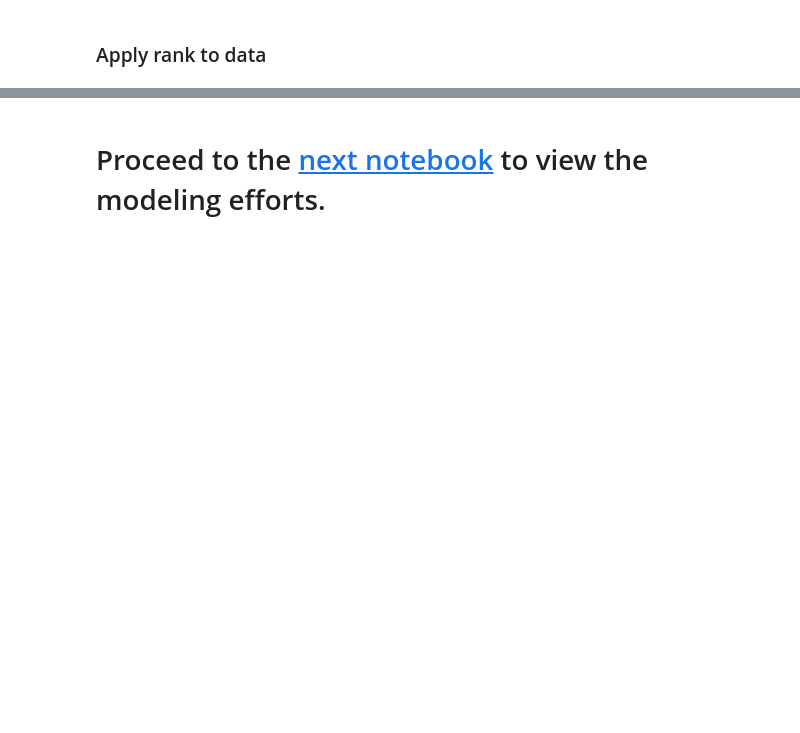
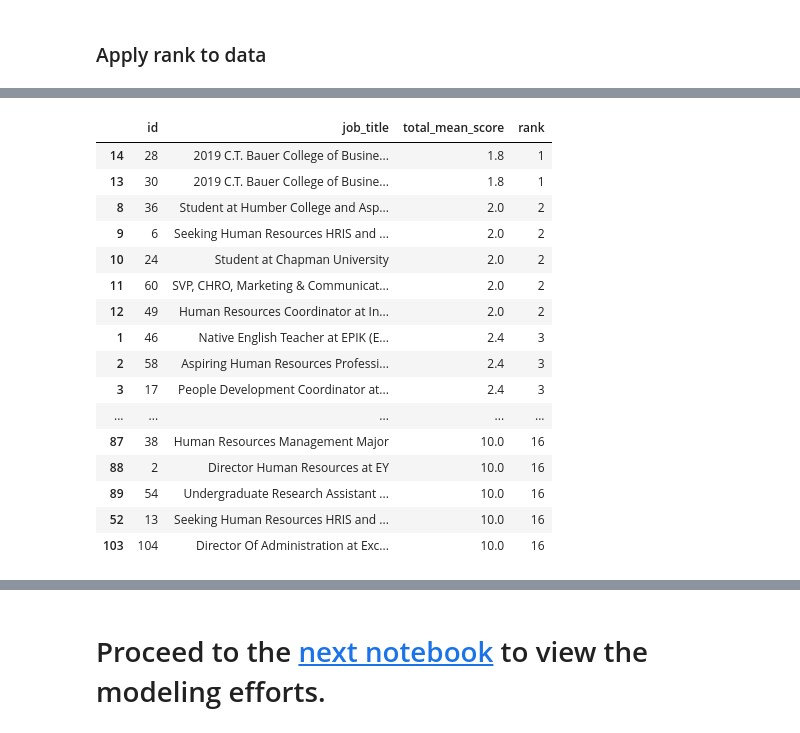
Before and after one commit to sralter/potential_talents, a Jupyter notebook: potential_talents_p1.ipynb, the cells around one changed output, grey strips where cells are left out. Saved outputs shown, nothing was run; the diff lists cells and outputs as text; code cells hidden in the pictures; blank space fills up the shorter version.

```diff
--- a/potential_talents_p1.ipynb
+++ b/potential_talents_p1.ipynb
@@ -1825,0 +2205,29 @@ cumulative_scores_df.sort_values(by='total_mean_score').head()
+# %%
+# Define a function to calculate the golf-style score based on position
+def calculate_score(position):
+    return position - 1 if position <= 10 else 10 # positions above 10 get maximum penalty of 10
+
+# Initialize a dictionary to store each column's score
+cumulative_scores_m = {}
+
+# Loop through each position column and calculate scores
+for col in positions_m.columns:
+    if col != 'id':  # Skip 'id' column when calculating scores
+        score_col = f'{col}_score'
+        cumulative_scores_m[score_col] = positions_m[col].apply(calculate_score)
+
+# Convert cumulative_scores dictionary to DataFrame
+cumulative_scores_m_df = pd.DataFrame(cumulative_scores_m)
+
+# calculate mean of the four score columns
+cumulative_scores_m_df['total_mean_score']=cumulative_scores_m_df[['position_cosine_score',
+                                                                   'position_word2vec_score',
+                                                                   'position_glove_score',
+                                                                   'position_fasttext_score',
+                                                                   'position_sbert_score']].mean(axis=1)
+
+# Add the 'id' column to cumulative_scores_df at the end
+cumulative_scores_m_df['id'] = positions_m['id']
+
+# Display the resulting DataFrame
+cumulative_scores_m_df.head()
@@ -1907,3 +2405,5 @@ cumulative_scores_df.head()
 # %%
-cumulative_scores_df['rank']=cumulative_scores_df['total_mean_score'].rank(ascending=False, method='dense').astype(int)
-cumulative_scores_df.head()
+cumulative_scores_m_df['rank'] = cumulative_scores_m_df['total_mean_score'].rank(method='dense').astype(int)
+rank_scores = cumulative_scores_m_df[['id','job_title','total_mean_score','rank']].copy()
+rank_scores.sort_values(by=['rank'], inplace=True)
+rank_scores
@@ -1909,0 +2424,22 @@ cumulative_scores_df.head()
+# %%
+pd.set_option('display.max_rows', None)
+# %%
+rank_scores
+# %% [output]
+|  | id | job_title | total_mean_score | rank |
+| 14 | 28 | 2019 C.T. Bauer College of Busine... | 1.8 | 1 |
+| 13 | 30 | 2019 C.T. Bauer College of Busine... | 1.8 | 1 |
+| 8 | 36 | Student at Humber College and Asp... | 2.0 | 2 |
+| 9 | 6 | Seeking Human Resources HRIS and ... | 2.0 | 2 |
+| 10 | 24 | Student at Chapman University | 2.0 | 2 |
+| 11 | 60 | SVP, CHRO, Marketing & Communicat... | 2.0 | 2 |
+| 12 | 49 | Human Resources Coordinator at In... | 2.0 | 2 |
+| 1 | 46 | Native English Teacher at EPIK (E... | 2.4 | 3 |
+| 2 | 58 | Aspiring Human Resources Professi... | 2.4 | 3 |
+| 3 | 17 | People Development Coordinator at... | 2.4 | 3 |
+| ... | ... | ... | ... | ... |
+| 87 | 38 | Human Resources Management Major | 10.0 | 16 |
+| 88 | 2 | Director Human Resources at EY | 10.0 | 16 |
+| 89 | 54 | Undergraduate Research Assistant ... | 10.0 | 16 |
+| 52 | 13 | Seeking Human Resources HRIS and ... | 10.0 | 16 |
+| 103 | 104 | Director Of Administration at Exc... | 10.0 | 16 |
```
Also changed, not shown: parts of 99 cells of this notebook, 18 other files.
